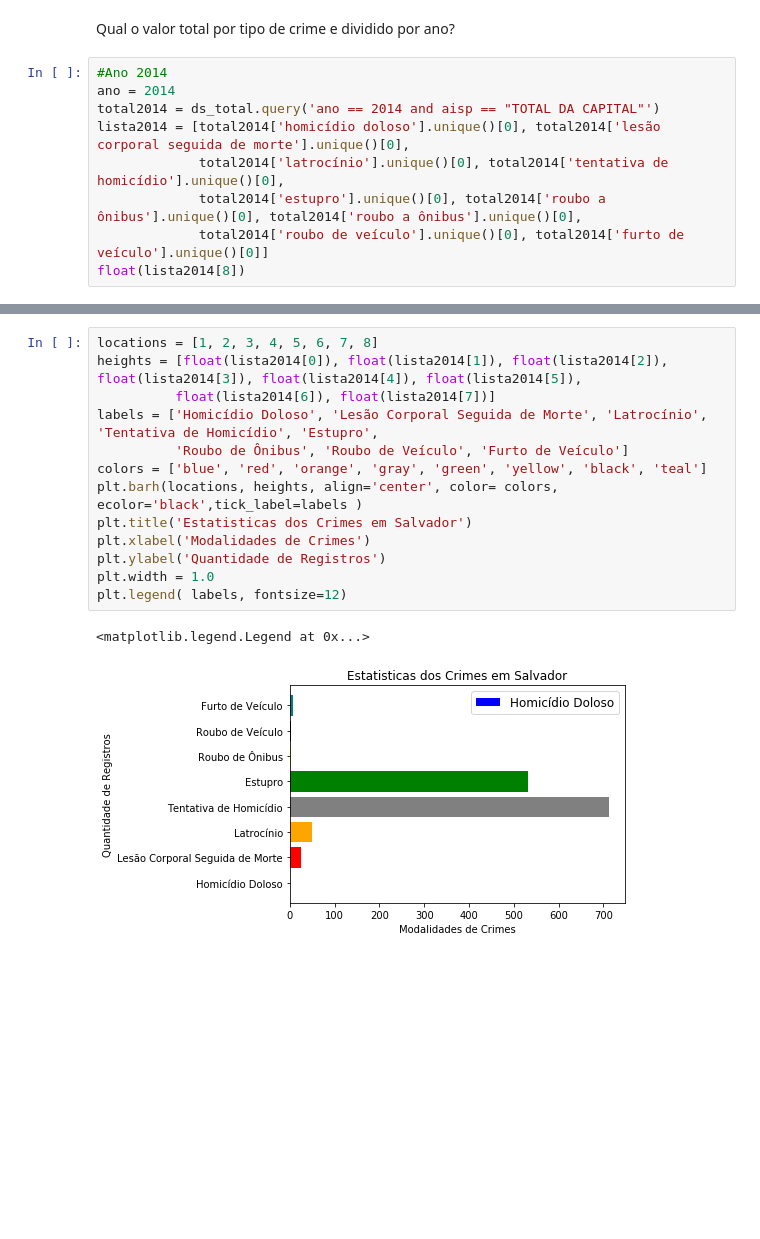
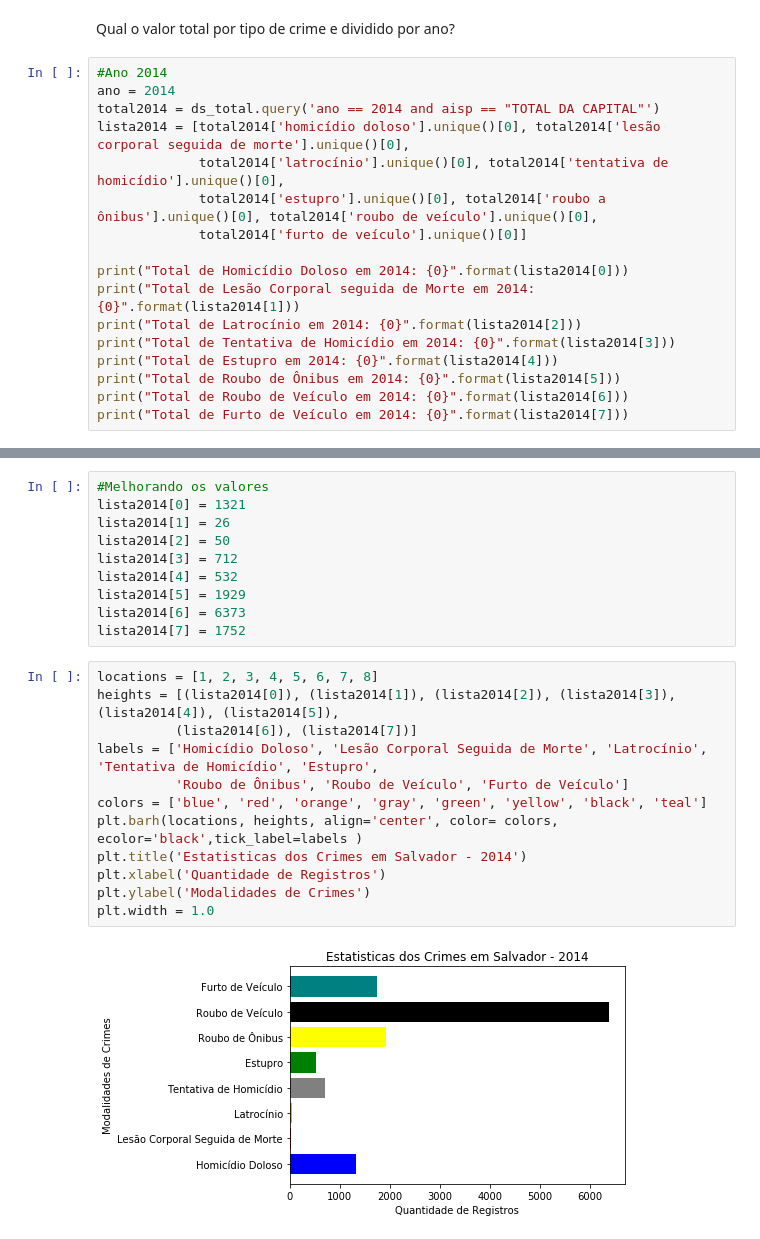
Before and after one commit to jcpsantos/projeto_safe_salvador, a Jupyter notebook: dados_seg_pub_ssa.ipynb, the cells around one changed output, grey strips where cells are left out. Saved outputs shown, nothing was run; the diff lists cells and outputs as text; blank space fills up the shorter version.

```diff
--- a/dados_seg_pub_ssa.ipynb
+++ b/dados_seg_pub_ssa.ipynb
@@ -406,7 +444,15 @@ ano = 2014
 total2014 = ds_total.query('ano == 2014 and aisp == "TOTAL DA CAPITAL"')
 lista2014 = [total2014['homicídio doloso'].unique()[0], total2014['lesão corporal seguida de morte'].unique()[0],
              total2014['latrocínio'].unique()[0], total2014['tentativa de homicídio'].unique()[0],
-             total2014['estupro'].unique()[0], total2014['roubo a ônibus'].unique()[0], total2014['roubo a ônibus'].unique()[0],
-             total2014['roubo de veículo'].unique()[0], total2014['furto de veículo'].unique()[0]]
-float(lista2014[8])
+             total2014['estupro'].unique()[0], total2014['roubo a ônibus'].unique()[0], total2014['roubo de veículo'].unique()[0],
+             total2014['furto de veículo'].unique()[0]]
+
+print("Total de Homicídio Doloso em 2014: {0}".format(lista2014[0]))
+print("Total de Lesão Corporal seguida de Morte em 2014: {0}".format(lista2014[1]))
+print("Total de Latrocínio em 2014: {0}".format(lista2014[2]))
+print("Total de Tentativa de Homicídio em 2014: {0}".format(lista2014[3]))
+print("Total de Estupro em 2014: {0}".format(lista2014[4]))
+print("Total de Roubo de Ônibus em 2014: {0}".format(lista2014[5]))
+print("Total de Roubo de Veículo em 2014: {0}".format(lista2014[6]))
+print("Total de Furto de Veículo em 2014: {0}".format(lista2014[7]))
 # %% [output]
@@ -414,16 +467,24 @@ float(lista2014[8])
+# %%
+#Melhorando os valores
+lista2014[0] = 1321
+lista2014[1] = 26
+lista2014[2] = 50
+lista2014[3] = 712
+lista2014[4] = 532
+lista2014[5] = 1929
+lista2014[6] = 6373
+lista2014[7] = 1752
 # %%
 locations = [1, 2, 3, 4, 5, 6, 7, 8]
-heights = [float(lista2014[0]), float(lista2014[1]), float(lista2014[2]), float(lista2014[3]), float(lista2014[4]), float(lista2014[5]),
-          float(lista2014[6]), float(lista2014[7])]
+heights = [(lista2014[0]), (lista2014[1]), (lista2014[2]), (lista2014[3]), (lista2014[4]), (lista2014[5]),
+          (lista2014[6]), (lista2014[7])]
 labels = ['Homicídio Doloso', 'Lesão Corporal Seguida de Morte', 'Latrocínio', 'Tentativa de Homicídio', 'Estupro',
           'Roubo de Ônibus', 'Roubo de Veículo', 'Furto de Veículo']
 colors = ['blue', 'red', 'orange', 'gray', 'green', 'yellow', 'black', 'teal']
 plt.barh(locations, heights, align='center', color= colors, ecolor='black',tick_label=labels )
-plt.title('Estatisticas dos Crimes em Salvador')
-plt.xlabel('Modalidades de Crimes')
-plt.ylabel('Quantidade de Registros')
+plt.title('Estatisticas dos Crimes em Salvador - 2014')
+plt.xlabel('Quantidade de Registros')
+plt.ylabel('Modalidades de Crimes')
 plt.width = 1.0
-plt.legend( labels, fontsize=12)
 # %% [output]
-<matplotlib.legend.Legend at 0x...>
-[figure, old version]
+[figure, new version]
```
Also changed, not shown: parts of 5 cells of this notebook.
